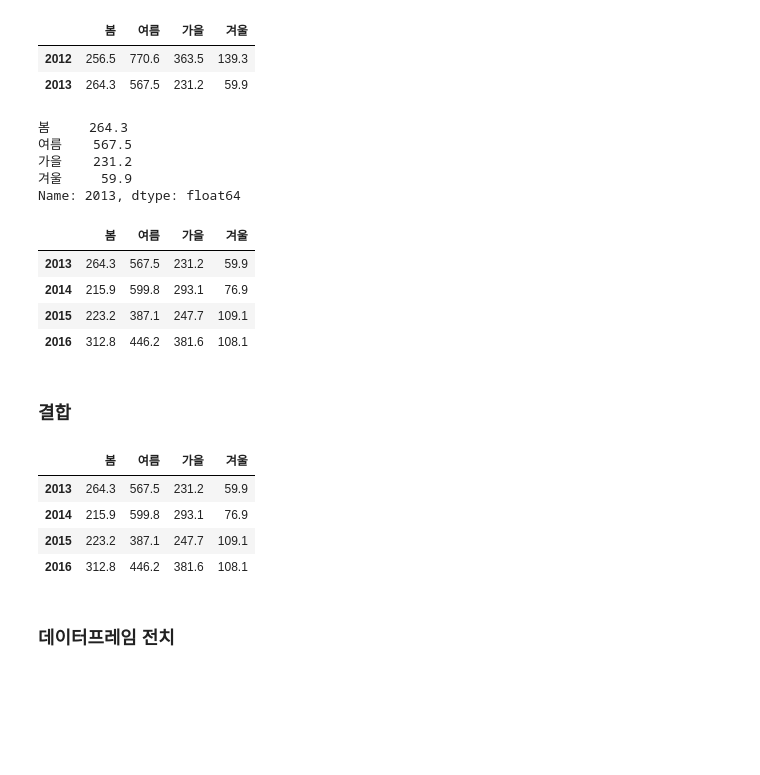
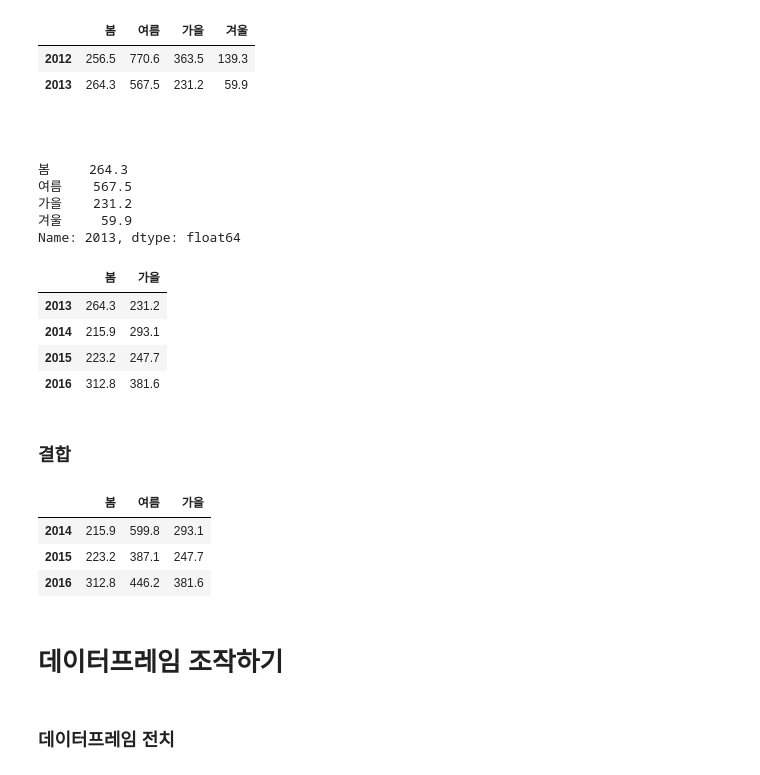
Before and after one commit to tweakershin/python-programming2, a Jupyter notebook: 08. Pandas.ipynb, the cells around one changed output. Saved outputs shown, nothing was run; the diff lists cells and outputs as text; code cells hidden in the pictures; blank space fills up the shorter version.

```diff
--- a/08. Pandas.ipynb
+++ b/08. Pandas.ipynb
@@ -566,0 +733,2 @@ df1.describe()
+# %%
+df1.loc['2012', '봄'] = np.nan
@@ -615,6 +813,8 @@ df1[:'2013']
 |  | 봄 | 여름 | 가을 | 겨울 |
 | 2012 | 256.5 | 770.6 | 363.5 | 139.3 |
 | 2013 | 264.3 | 567.5 | 231.2 | 59.9 |
+# %% [markdown]
+#####
 # %%
 df1.loc['2013']
 # %% [output]
@@ -626,11 +826,11 @@ Name: 2013, dtype: float64
 # %%
 df1.loc['2013':'2016']
 # %% [output]
-|  | 봄 | 여름 | 가을 | 겨울 |
-| 2013 | 264.3 | 567.5 | 231.2 | 59.9 |
-| 2014 | 215.9 | 599.8 | 293.1 | 76.9 |
-| 2015 | 223.2 | 387.1 | 247.7 | 109.1 |
-| 2016 | 312.8 | 446.2 | 381.6 | 108.1 |
+|  | 봄 | 가을 |
+| 2013 | 264.3 | 231.2 |
+| 2014 | 215.9 | 293.1 |
+| 2015 | 223.2 | 247.7 |
+| 2016 | 312.8 | 381.6 |
 # %% [markdown]
 ### 결합
 # %%
@@ -638,10 +838,9 @@ df1['봄'][:3]
 # %%
 df1['여름'][:'2014']
 # %%
-df1.loc['2013':, '봄':]
+df1.loc['2014':, '봄':"가을"]
 # %% [output]
-|  | 봄 | 여름 | 가을 | 겨울 |
-| 2013 | 264.3 | 567.5 | 231.2 | 59.9 |
-| 2014 | 215.9 | 599.8 | 293.1 | 76.9 |
-| 2015 | 223.2 | 387.1 | 247.7 | 109.1 |
-| 2016 | 312.8 | 446.2 | 381.6 | 108.1 |
+|  | 봄 | 여름 | 가을 |
+| 2014 | 215.9 | 599.8 | 293.1 |
+| 2015 | 223.2 | 387.1 | 247.7 |
+| 2016 | 312.8 | 446.2 | 381.6 |
@@ -650,3 +847,5 @@ df1.loc['2016']
+# %% [markdown]
+# 데이터프레임 조작하기
 # %% [markdown]
 ### 데이터프레임 전치
 # %%
```
Also changed, not shown: parts of 67 cells of this notebook, 2 other files.
